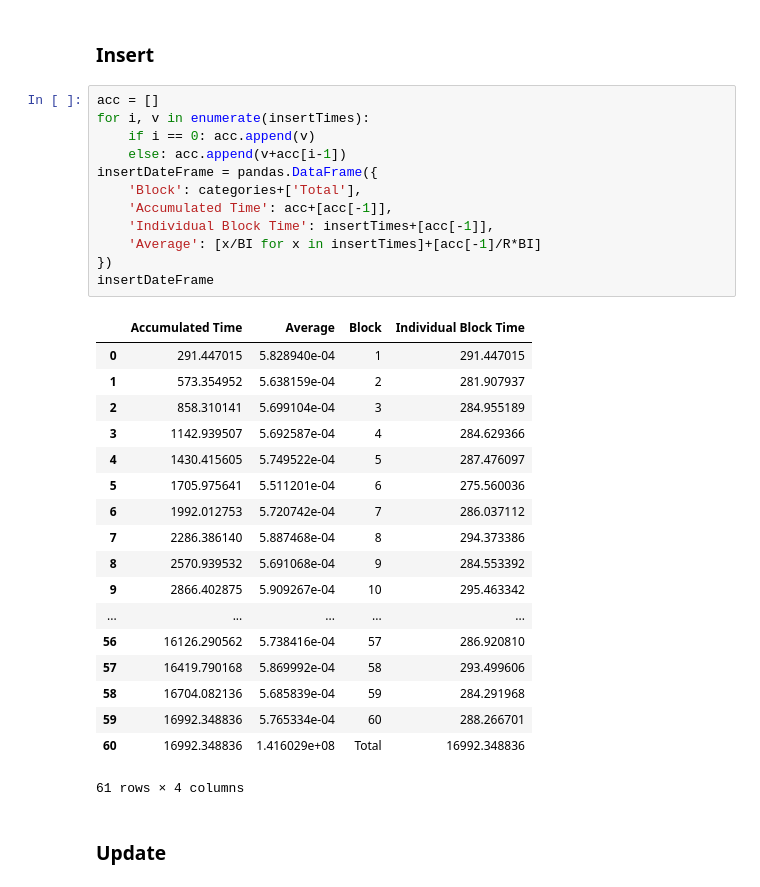
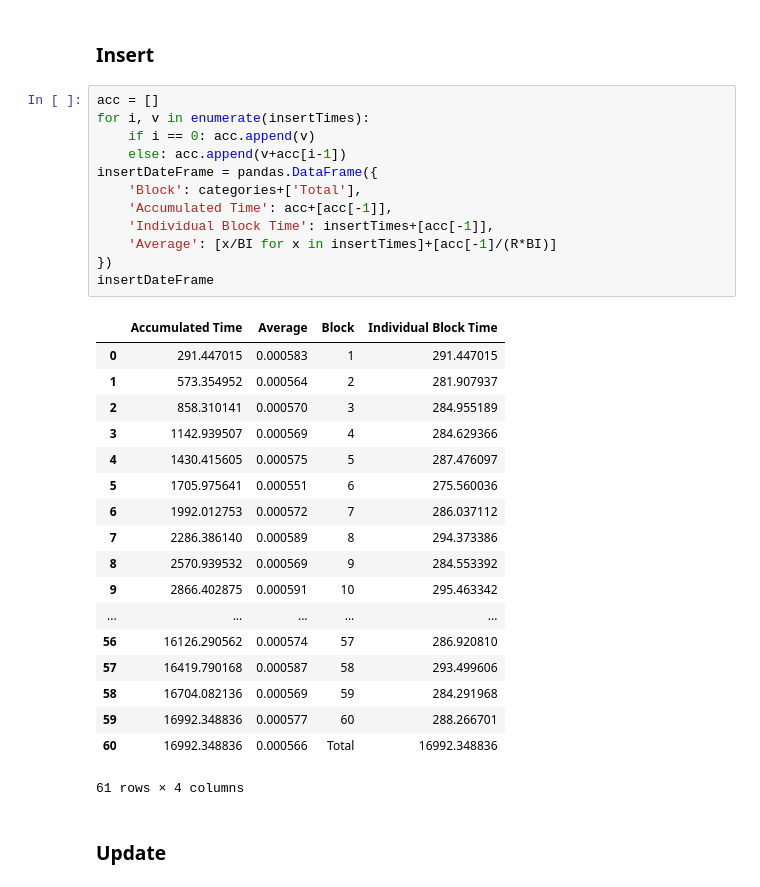
Before and after one commit to joaopedrofn/CassandraAnalysis, a Jupyter notebook: Sintetic Software.ipynb, the cells around one changed output. Saved outputs shown, nothing was run; the diff lists cells and outputs as text.

Commit message:
Corrections on average

```diff
--- a/Sintetic Software.ipynb
+++ b/Sintetic Software.ipynb
@@ -242,33 +242,33 @@ plt.show()
 # %%
 acc = []
 for i, v in enumerate(insertTimes):
     if i == 0: acc.append(v)
     else: acc.append(v+acc[i-1])
 insertDateFrame = pandas.DataFrame({
     'Block': categories+['Total'],
     'Accumulated Time': acc+[acc[-1]],
     'Individual Block Time': insertTimes+[acc[-1]],
-    'Average': [x/BI for x in insertTimes]+[acc[-1]/R*BI]
+    'Average': [x/BI for x in insertTimes]+[acc[-1]/(R*BI)]
 })
 insertDateFrame
 # %% [output]
 |  | Accumulated Time | Average | Block | Individual Block Time |
-| 0 | 291.447015 | 5.828940e-04 | 1 | 291.447015 |
-| 1 | 573.354952 | 5.638159e-04 | 2 | 281.907937 |
-| 2 | 858.310141 | 5.699104e-04 | 3 | 284.955189 |
-| 3 | 1142.939507 | 5.692587e-04 | 4 | 284.629366 |
-| 4 | 1430.415605 | 5.749522e-04 | 5 | 287.476097 |
-| 5 | 1705.975641 | 5.511201e-04 | 6 | 275.560036 |
-| 6 | 1992.012753 | 5.720742e-04 | 7 | 286.037112 |
-| 7 | 2286.386140 | 5.887468e-04 | 8 | 294.373386 |
-| 8 | 2570.939532 | 5.691068e-04 | 9 | 284.553392 |
-| 9 | 2866.402875 | 5.909267e-04 | 10 | 295.463342 |
+| 0 | 291.447015 | 0.000583 | 1 | 291.447015 |
+| 1 | 573.354952 | 0.000564 | 2 | 281.907937 |
+| 2 | 858.310141 | 0.000570 | 3 | 284.955189 |
+| 3 | 1142.939507 | 0.000569 | 4 | 284.629366 |
+| 4 | 1430.415605 | 0.000575 | 5 | 287.476097 |
+| 5 | 1705.975641 | 0.000551 | 6 | 275.560036 |
+| 6 | 1992.012753 | 0.000572 | 7 | 286.037112 |
+| 7 | 2286.386140 | 0.000589 | 8 | 294.373386 |
+| 8 | 2570.939532 | 0.000569 | 9 | 284.553392 |
+| 9 | 2866.402875 | 0.000591 | 10 | 295.463342 |
 | ... | ... | ... | ... | ... |
-| 56 | 16126.290562 | 5.738416e-04 | 57 | 286.920810 |
-| 57 | 16419.790168 | 5.869992e-04 | 58 | 293.499606 |
-| 58 | 16704.082136 | 5.685839e-04 | 59 | 284.291968 |
-| 59 | 16992.348836 | 5.765334e-04 | 60 | 288.266701 |
-| 60 | 16992.348836 | 1.416029e+08 | Total | 16992.348836 |
+| 56 | 16126.290562 | 0.000574 | 57 | 286.920810 |
+| 57 | 16419.790168 | 0.000587 | 58 | 293.499606 |
+| 58 | 16704.082136 | 0.000569 | 59 | 284.291968 |
+| 59 | 16992.348836 | 0.000577 | 60 | 288.266701 |
+| 60 | 16992.348836 | 0.000566 | Total | 16992.348836 |
 61 rows × 4 columns
 # %% [markdown]
 ### Update
```
Also changed, not shown: parts of 2 cells of this notebook, 2 other files.
